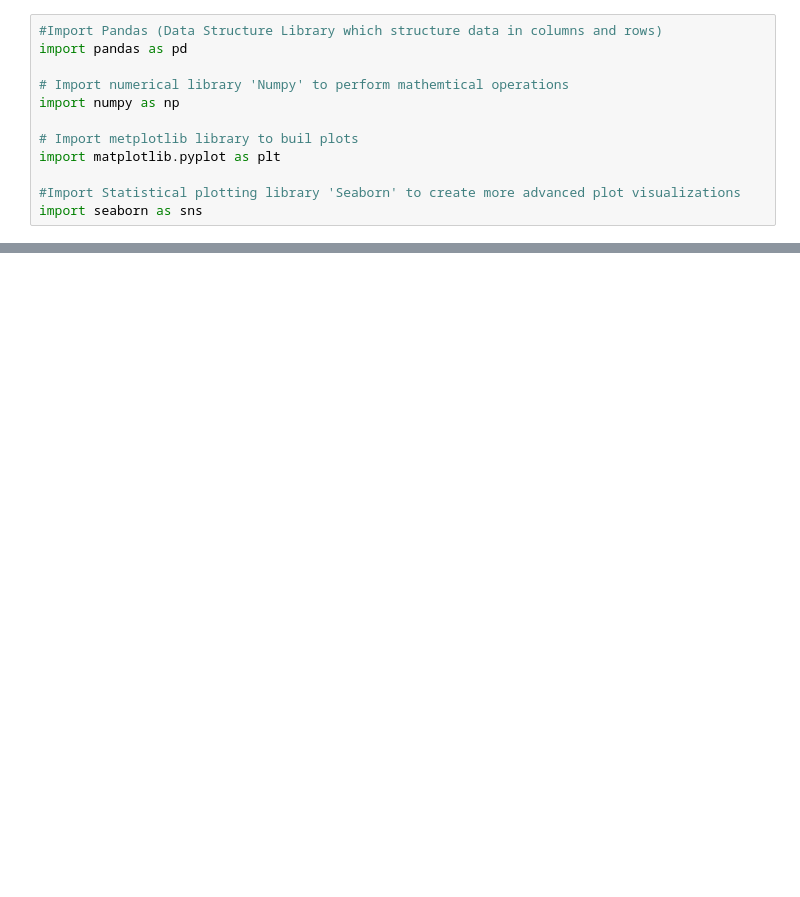
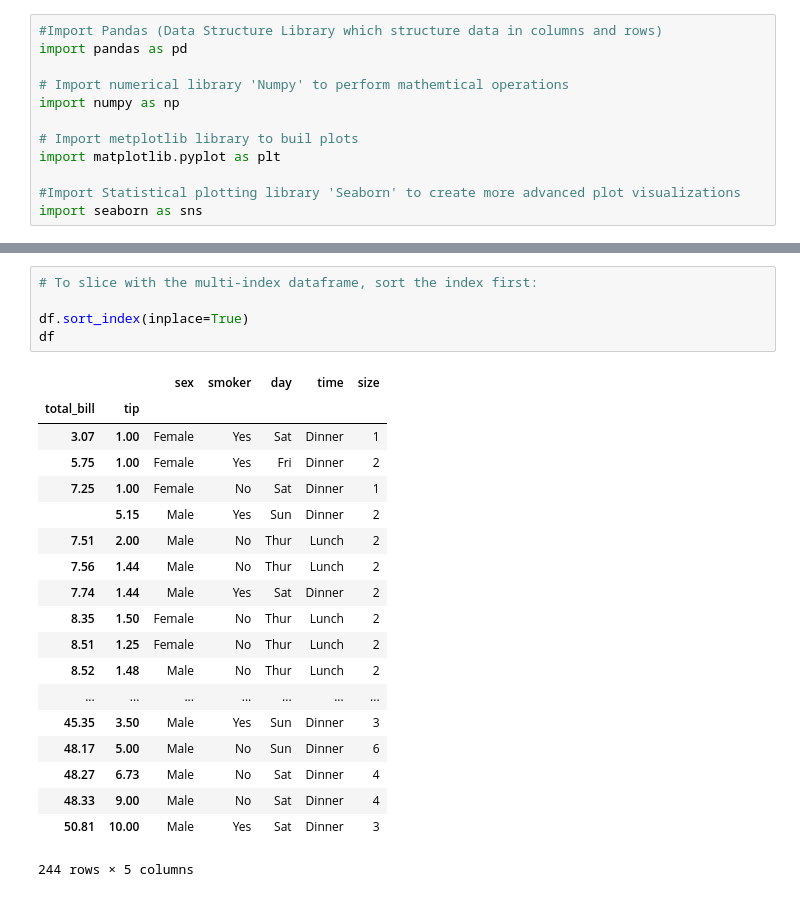
Before and after one commit to KatarzynaConnell/Fundamentals-Assessment-2019, a Jupyter notebook: Notebook.ipynb, the cells around one changed output, grey strips where cells are left out. Drawn from its saved outputs; the diff is of its cells as text; blank space fills up the shorter version.

```diff
--- a/Notebook.ipynb
+++ b/Notebook.ipynb
@@ -23,0 +134,25 @@ tips.head()
+# %%
+# To slice with the multi-index dataframe, sort the index first:
+
+df.sort_index(inplace=True)
+df
+# %% [output]
+|  |  | sex | smoker | day | time | size |
+| total_bill | tip |  |  |  |  |  |
+| 3.07 | 1.00 | Female | Yes | Sat | Dinner | 1 |
+| 5.75 | 1.00 | Female | Yes | Fri | Dinner | 2 |
+| 7.25 | 1.00 | Female | No | Sat | Dinner | 1 |
+|  | 5.15 | Male | Yes | Sun | Dinner | 2 |
+| 7.51 | 2.00 | Male | No | Thur | Lunch | 2 |
+| 7.56 | 1.44 | Male | No | Thur | Lunch | 2 |
+| 7.74 | 1.44 | Male | Yes | Sat | Dinner | 2 |
+| 8.35 | 1.50 | Female | No | Thur | Lunch | 2 |
+| 8.51 | 1.25 | Female | No | Thur | Lunch | 2 |
+| 8.52 | 1.48 | Male | No | Thur | Lunch | 2 |
+| ... | ... | ... | ... | ... | ... | ... |
+| 45.35 | 3.50 | Male | Yes | Sun | Dinner | 3 |
+| 48.17 | 5.00 | Male | No | Sun | Dinner | 6 |
+| 48.27 | 6.73 | Male | No | Sat | Dinner | 4 |
+| 48.33 | 9.00 | Male | No | Sat | Dinner | 4 |
+| 50.81 | 10.00 | Male | Yes | Sat | Dinner | 3 |
+244 rows × 5 columns
```
Also changed, not shown: parts of 13 cells of this notebook.
